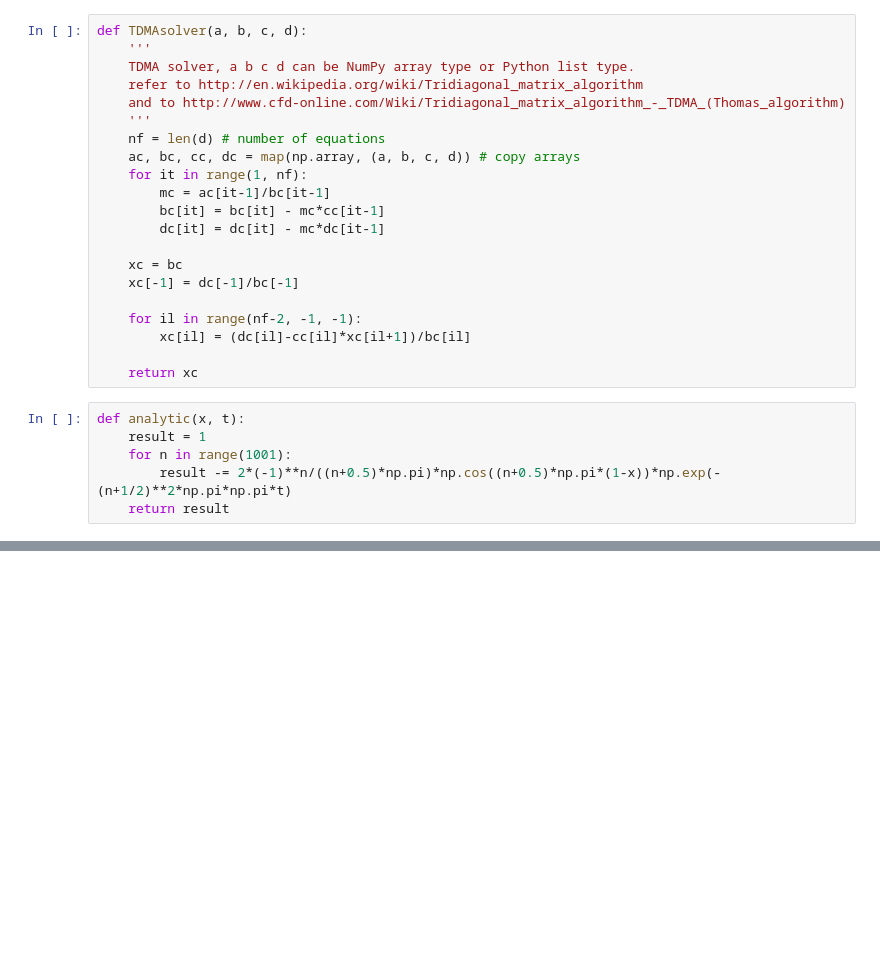
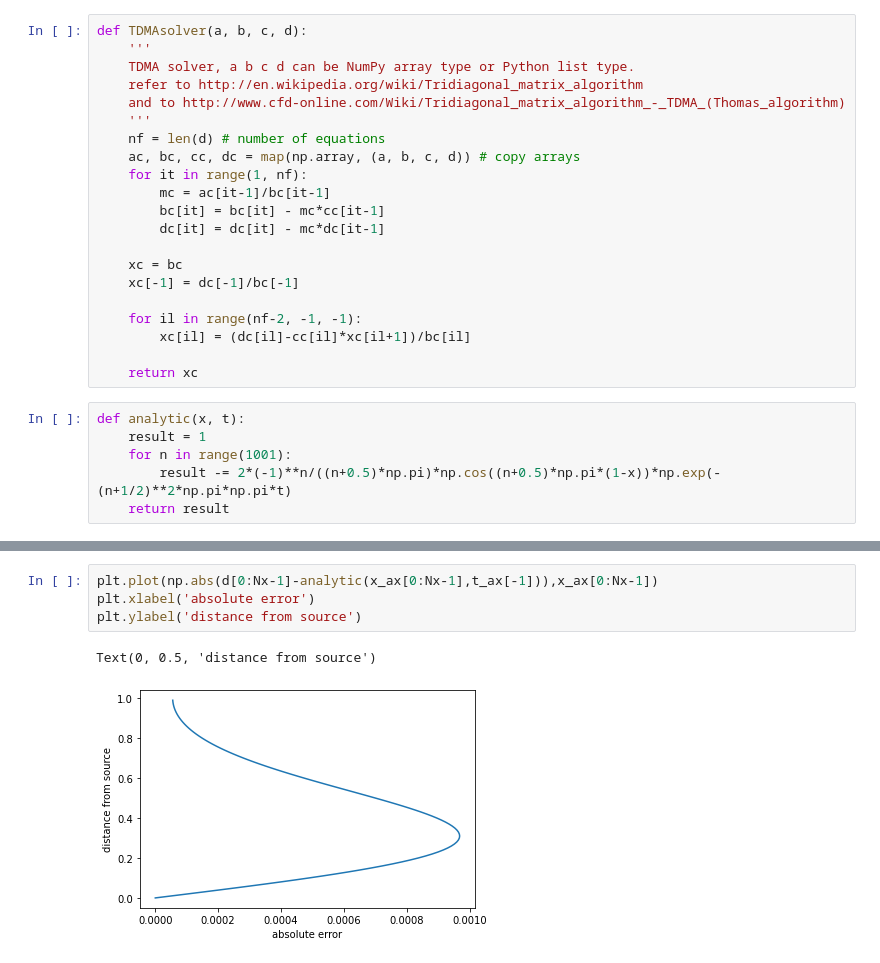
Before and after one commit to Sllopsta/exercise_3, a Jupyter notebook: Task_1/Task_1.4.ipynb, the cells around one changed output, grey strips where cells are left out. Saved outputs shown, nothing was run; the diff lists cells and outputs as text; blank space fills up the shorter version.

```diff
--- a/Task_1/Task_1.4.ipynb
+++ b/Task_1/Task_1.4.ipynb
@@ -86,0 +94,7 @@ plt.plot(errors)
+# %%
+plt.plot(np.abs(d[0:Nx-1]-analytic(x_ax[0:Nx-1],t_ax[-1])),x_ax[0:Nx-1])
+plt.xlabel('absolute error')
+plt.ylabel('distance from source')
+# %% [output]
+Text(0, 0.5, 'distance from source')
+[figure, added]
```
Also changed, not shown: parts of 4 cells of this notebook.
